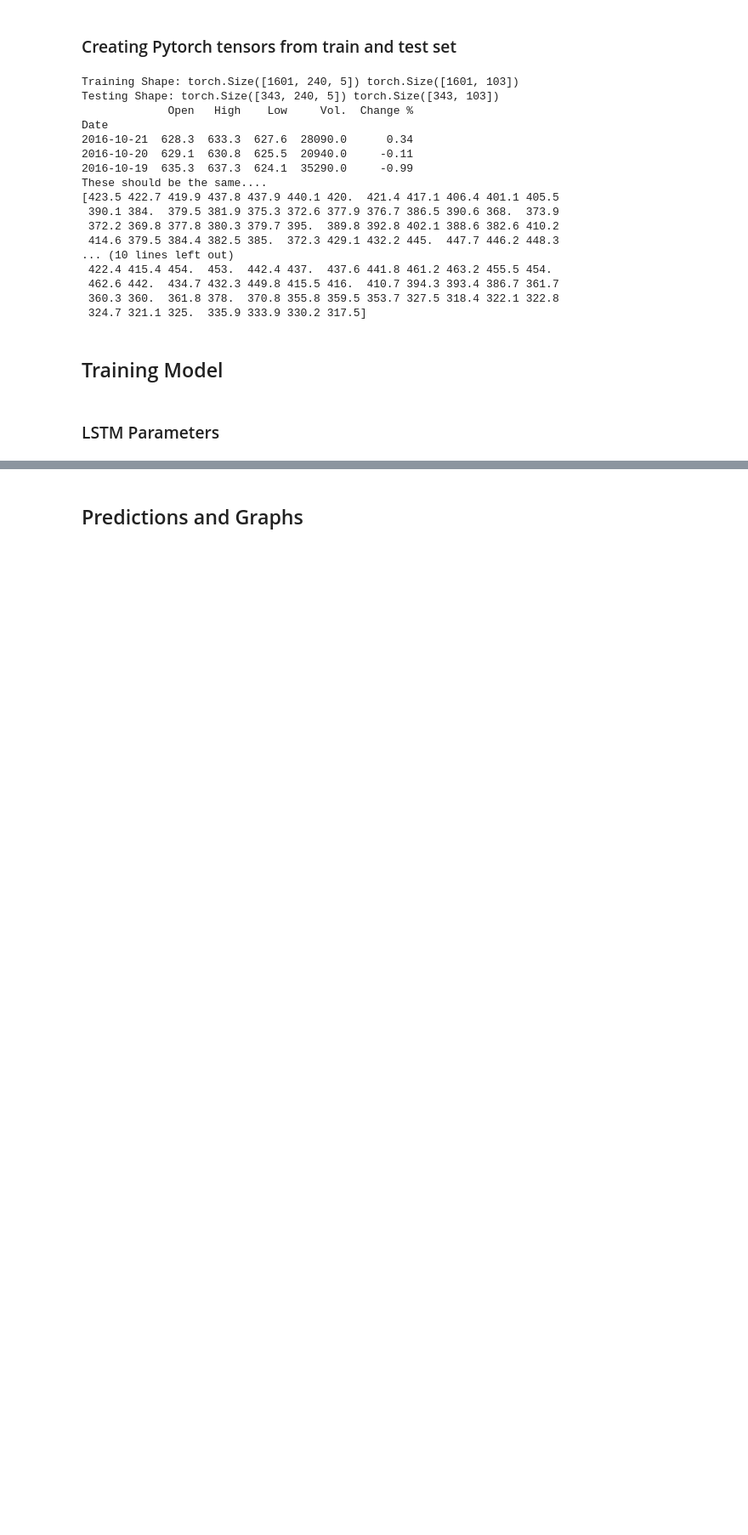
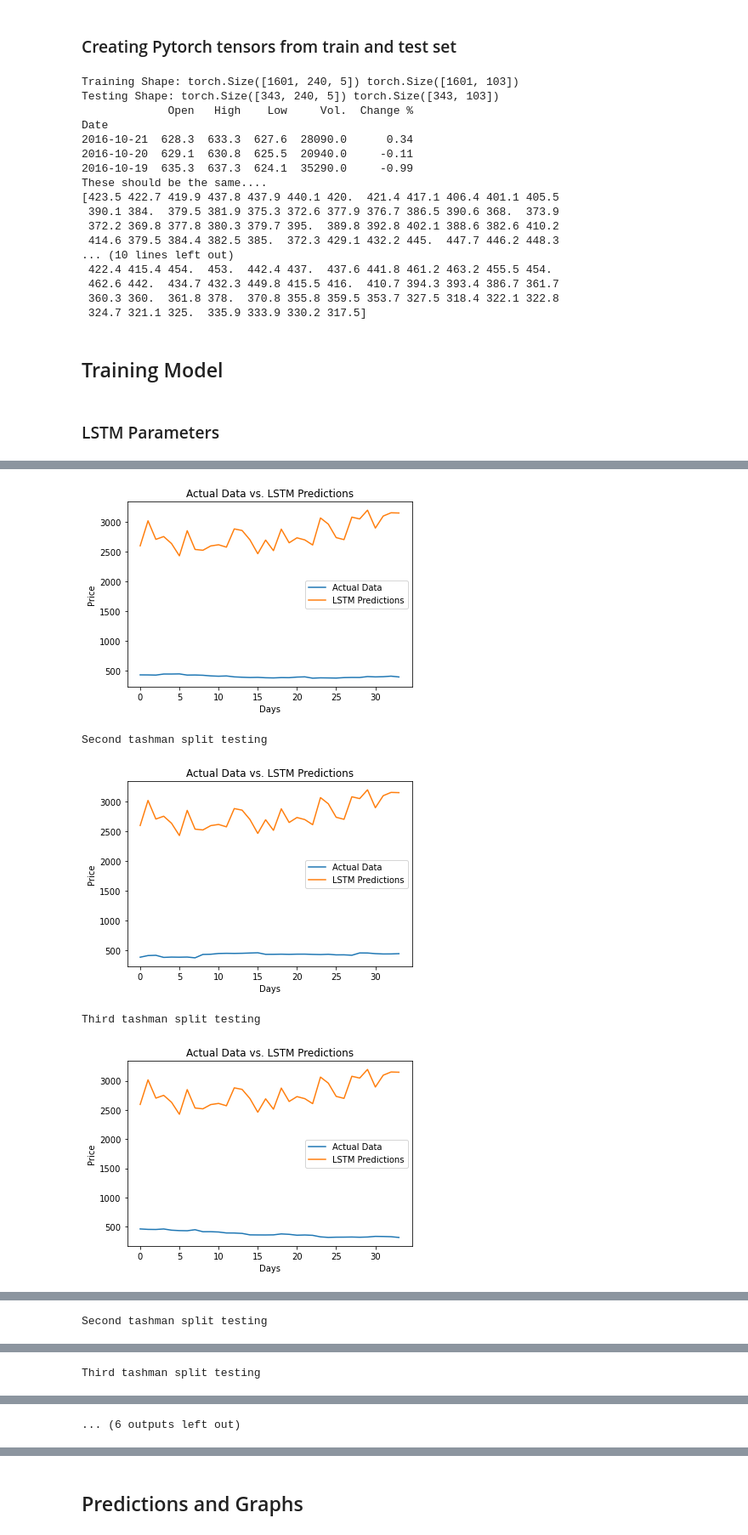
Before and after one commit to spa542/DSCI-490, a Jupyter notebook: src/LSTM Model Prediction Tashman.ipynb, the cells around one changed output, grey strips where cells are left out. Shown: that part at 85% size. Saved outputs shown, nothing was run; the diff lists cells and outputs as text; code cells hidden in the pictures; blank space fills up the shorter version.

```diff
--- a/src/LSTM Model Prediction Tashman.ipynb
+++ b/src/LSTM Model Prediction Tashman.ipynb
@@ -331,32 +331,89 @@ optimiser_3 = torch.optim.Adam(lstm_third_class.parameters(), lr=learning_rate)
 # %%
 # Train here
 # Training lstm_first_class
+# START FIRST TASHMAN SPLIT TRAINING HERE
 print('First tashman split training')
 training_loop(n_epochs=n_epochs,
               lstm=lstm_first_class,
               optimiser=optimiser_1,
               loss_fn=loss_fn,
               X_train=X_train_tensors_final[:start_limit,:,:],
-              y_train=y_train_tensors[:start_limit,:],
+              y_train=y_train_tensors[:start_limit,:test_split_limit],
               X_test=X_test_tensors_final,
-              y_test=y_test_tensors)
+              y_test=y_test_tensors[:,:test_split_limit])
+print('First tashman split testing')
+tashman_testing(lstm=lstm_first_class,
+                loss_fn=loss_fn,
+                X_test=X_test_tensors_final,
+                y_test=y_test_tensors[:,:test_split_limit],
+                mm=mm)
+print('Second tashman split testing')
+tashman_testing(lstm=lstm_first_class,
+                loss_fn=loss_fn,
+                X_test=X_test_tensors_final,
+                y_test=y_test_tensors[:,test_split_limit:2*test_split_limit],
+                mm=mm)
+print('Third tashman split testing')
+tashman_testing(lstm=lstm_first_class,
+                loss_fn=loss_fn,
+                X_test=X_test_tensors_final,
+                y_test=y_test_tensors[:,2*test_split_limit+1:],
+                mm=mm)
+# START SECOND TASHMAN SPLIT TRAINING HERE
 print('Second tashman split training')
 training_loop(n_epochs=n_epochs,
               lstm=lstm_second_class,
               optimiser=optimiser_2,
               loss_fn=loss_fn,
               X_train=X_train_tensors_final[second_start_limit:start_limit+second_limit,:,:],
-              y_train=y_train_tensors[second_start_limit:start_limit+second_limit,:],
+              y_train=y_train_tensors[second_start_limit:start_limit+second_limit,test_split_limit:2*test_split_limit],
               X_test=X_test_tensors_final,
-              y_test=y_test_tensors)
+              y_test=y_test_tensors[:,test_split_limit:2*test_split_limit])
+print('First tashman split testing')
+tashman_testing(lstm=lstm_second_class,
+                loss_fn=loss_fn,
+                X_test=X_test_tensors_final,
+                y_test=y_test_tensors[:,:test_split_limit],
+                mm=mm)
+print('Second tashman split testing')
+tashman_testing(lstm=lstm_second_class,
+                loss_fn=loss_fn,
+                X_test=X_test_tensors_final,
+                y_test=y_test_tensors[:,test_split_limit:2*test_split_limit],
+                mm=mm)
+print('Third tashman split testing')
+tashman_testing(lstm=lstm_second_class,
+                loss_fn=loss_fn,
+                X_test=X_test_tensors_final,
+                y_test=y_test_tensors[:,2*test_split_limit+1:],
+                mm=mm)
+# START THIRD TASHMAN SPLIT TRAINING HERE
 print('Third tashman split training')
 training_loop(n_epochs=n_epochs,
               lstm=lstm_third_class,
               optimiser=optimiser_3,
               loss_fn=loss_fn,
               X_train=X_train_tensors_final[third_start_limit:train_test_cutoff,:,:],
-              y_train=y_train_tensors[third_start_limit:total_train_samples,:],
+              y_train=y_train_tensors[third_start_limit:total_train_samples,2*test_split_limit+1:],
               X_test=X_test_tensors_final,
-              y_test=y_test_tensors)
+              y_test=y_test_tensors[:,2*test_split_limit+1:])
+print('First tashman split testing')
+tashman_testing(lstm=lstm_third_class,
+                loss_fn=loss_fn,
+                X_test=X_test_tensors_final,
+                y_test=y_test_tensors[:,:test_split_limit],
+                mm=mm)
+print('Second tashman split testing')
+tashman_testing(lstm=lstm_third_class,
+                loss_fn=loss_fn,
+                X_test=X_test_tensors_final,
+                y_test=y_test_tensors[:,test_split_limit:2*test_split_limit],
+                mm=mm)
+print('Third tashman split testing')
+tashman_testing(lstm=lstm_third_class,
+                loss_fn=loss_fn,
+                X_test=X_test_tensors_final,
+                y_test=y_test_tensors[:,2*test_split_limit+1:],
+                mm=mm)
 # %% [output]
 First tashman split training
@@ -378,0 +431,5 @@ Epoch: 900, train loss: 0.00106, test loss: 0.00003
+[figure, added]
+Second tashman split testing
+[figure, added]
+Third tashman split testing
+[figure, added]
@@ -378,0 +449 @@ Epoch: 900, train loss: 0.00106, test loss: 0.00003
+Second tashman split testing
@@ -378,0 +451 @@ Epoch: 900, train loss: 0.00106, test loss: 0.00003
+Third tashman split testing
@@ -378,0 +453 @@ Epoch: 900, train loss: 0.00106, test loss: 0.00003
+... (6 outputs left out)
```
Also changed, not shown: parts of 7 cells of this notebook.
